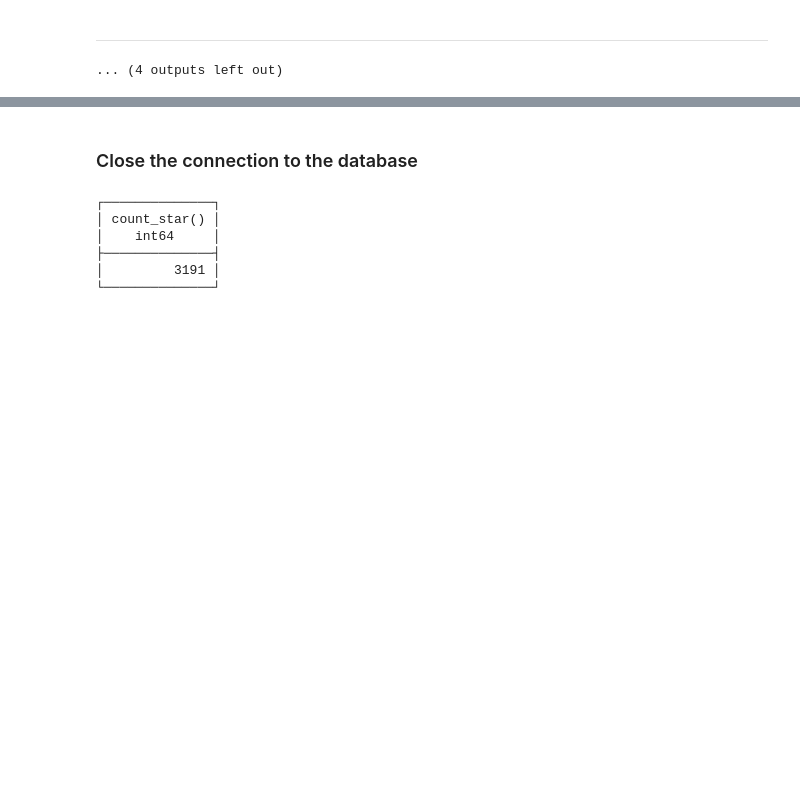
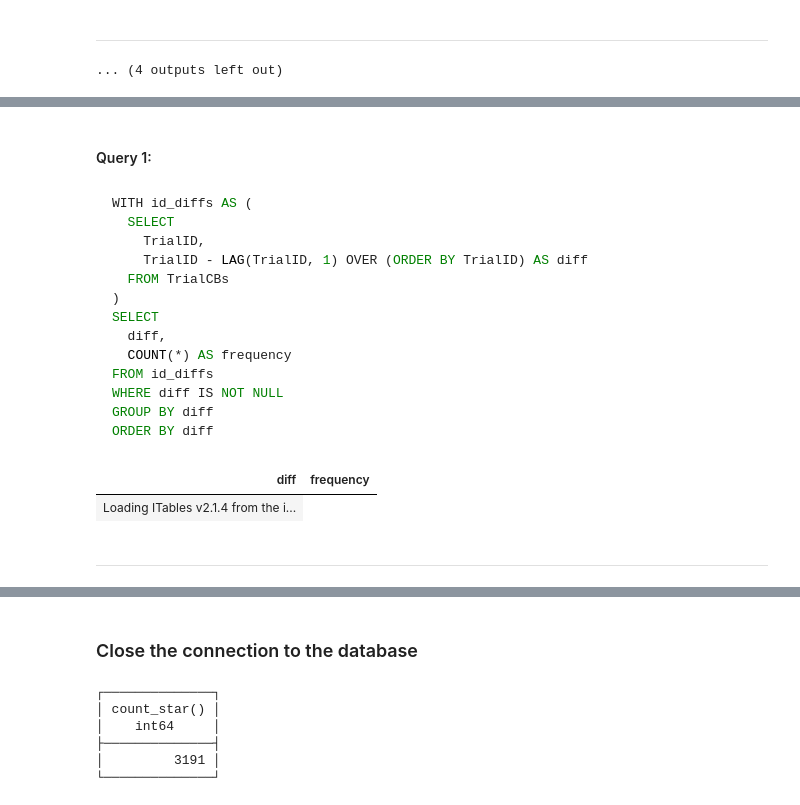
Before and after one commit to DataBooth/client-horse-logic, a Jupyter notebook: notebooks/database-checks-CB.ipynb, the cells around one changed output, grey strips where cells are left out. Saved outputs shown, nothing was run; the diff lists cells and outputs as text; code cells hidden in the pictures; blank space fills up the shorter version.

````diff
--- a/notebooks/database-checks-CB.ipynb
+++ b/notebooks/database-checks-CB.ipynb
@@ -436,0 +475,38 @@ project.run_multiple_queries(sql)
+# %%
+sql = """
+WITH id_diffs AS (
+  SELECT
+    TrialID,
+    TrialID - LAG(TrialID, 1) OVER (ORDER BY TrialID) AS diff
+  FROM TrialCBs
+)
+SELECT
+  diff,
+  COUNT(*) AS frequency
+FROM id_diffs
+WHERE diff IS NOT NULL
+GROUP BY diff
+ORDER BY diff;
+"""
+
+project.run_multiple_queries(sql)
+# %% [output]
+#### Query 1:
+```sql
+WITH id_diffs AS (
+  SELECT
+    TrialID,
+    TrialID - LAG(TrialID, 1) OVER (ORDER BY TrialID) AS diff
+  FROM TrialCBs
+)
+SELECT
+  diff,
+  COUNT(*) AS frequency
+FROM id_diffs
+WHERE diff IS NOT NULL
+GROUP BY diff
+ORDER BY diff
+```
+| diff | frequency |
+| Loading ITables v2.1.4 from the i... |
+---
````
Also changed, not shown: parts of 15 cells of this notebook.
